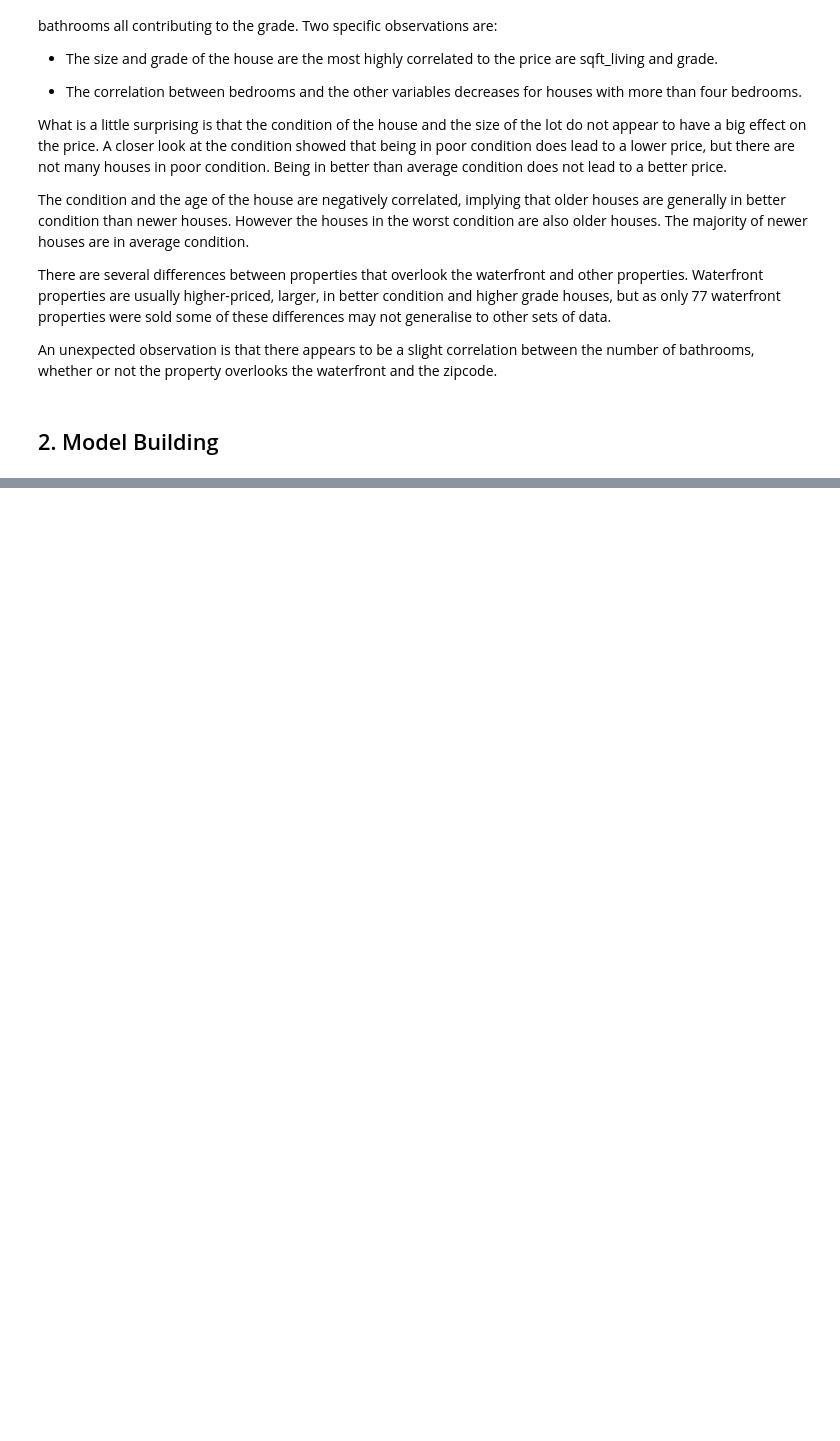
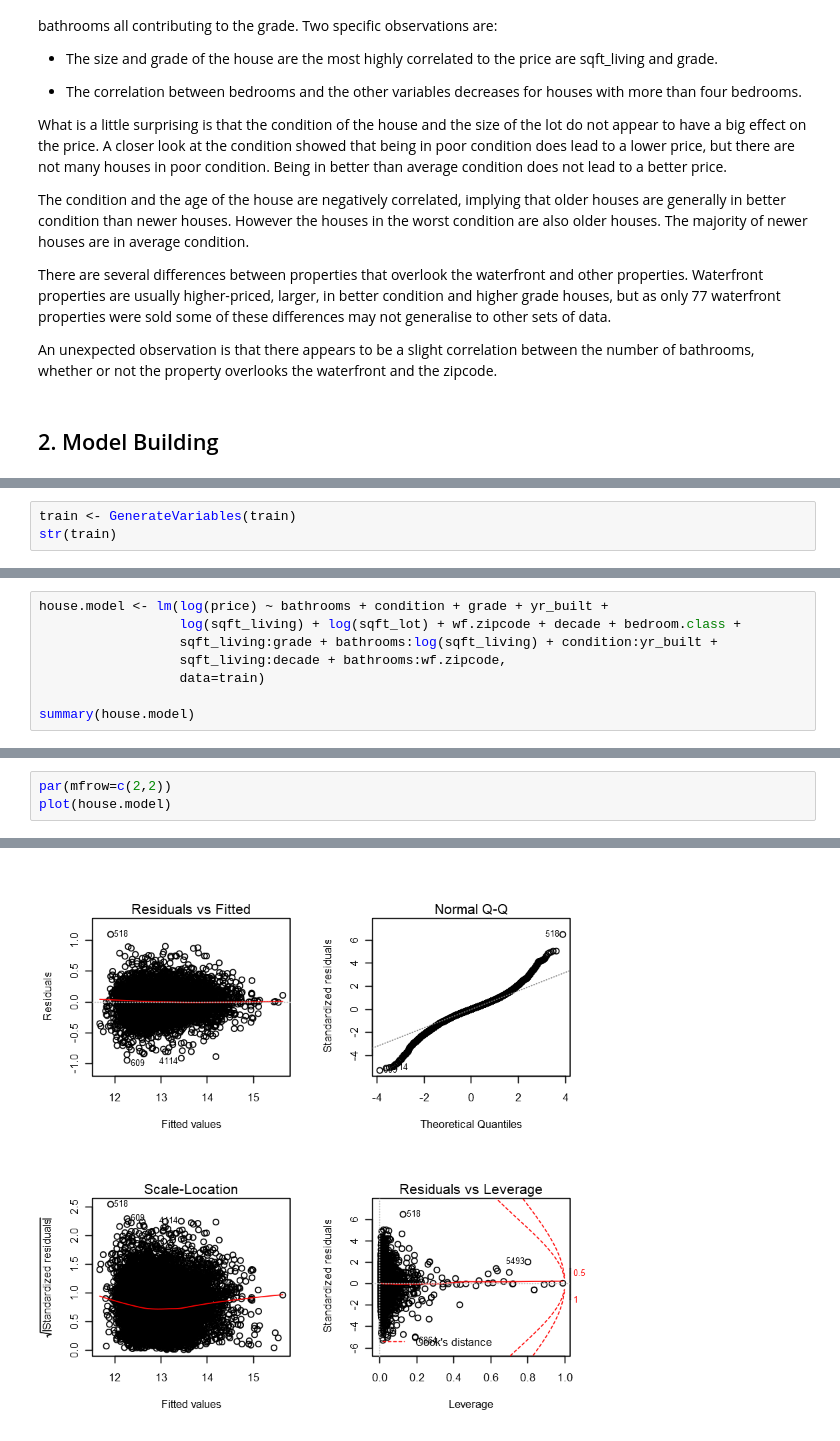
Before and after one commit to DanielTranDS/HousePrice-EDA-Modelling, a Jupyter notebook: HousePrice_Codes.ipynb, the cells around one changed output, grey strips where cells are left out. Saved outputs shown, nothing was run; the diff lists cells and outputs as text; blank space fills up the shorter version.

```diff
--- a/HousePrice_Codes.ipynb
+++ b/HousePrice_Codes.ipynb
@@ -676,0 +1116,3 @@ An unexpected observation is that there appears to be a slight correlation betwe
+# %%
+train <- GenerateVariables(train)
+str(train)
@@ -676,0 +1148,8 @@ An unexpected observation is that there appears to be a slight correlation betwe
+# %%
+house.model <- lm(log(price) ~ bathrooms + condition + grade + yr_built +
+                  log(sqft_living) + log(sqft_lot) + wf.zipcode + decade + bedroom.class +
+                  sqft_living:grade + bathrooms:log(sqft_living) + condition:yr_built +
+                  sqft_living:decade + bathrooms:wf.zipcode,
+                  data=train)
+
+summary(house.model)
@@ -676,0 +1229,4 @@ An unexpected observation is that there appears to be a slight correlation betwe
+# %%
+par(mfrow=c(2,2))
+plot(house.model)
+# %% [output]
@@ -676,0 +1240 @@ An unexpected observation is that there appears to be a slight correlation betwe
+[figure, added]
```
Also changed, not shown: parts of 56 cells of this notebook.
